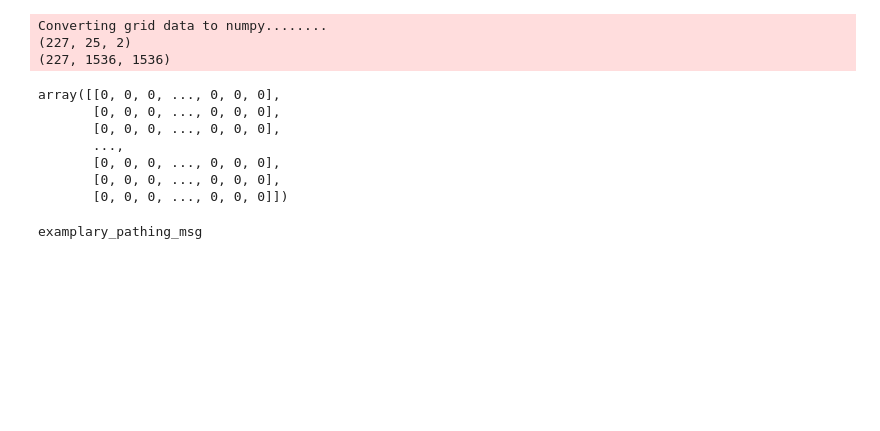
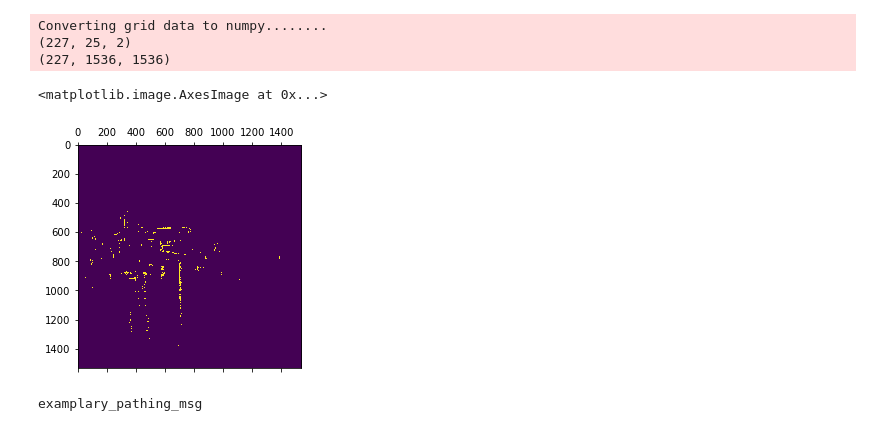
Before and after one commit to saitejamalyala/rosbag2numpy, a Jupyter notebook: example_np.ipynb, the cells around one changed output. Saved outputs shown, nothing was run; the diff lists cells and outputs as text; code cells hidden in the pictures; blank space fills up the shorter version.

```diff
--- a/example_np.ipynb
+++ b/example_np.ipynb
@@ -204,15 +204,11 @@ np.save('_np_griddata',np_grid_data)
 # %%
 np_grid_data = np.load('_np_griddata.npy',allow_pickle=True)
-# %%
-np_grid_data[0]
-# %% [output]
-array([[0, 0, 0, ..., 0, 0, 0],
-       [0, 0, 0, ..., 0, 0, 0],
-       [0, 0, 0, ..., 0, 0, 0],
-       ...,
-       [0, 0, 0, ..., 0, 0, 0],
-       [0, 0, 0, ..., 0, 0, 0],
-       [0, 0, 0, ..., 0, 0, 0]])
+# %%
+from matplotlib import pyplot as plt
+plt.matshow(np_grid_data[0])
+# %% [output]
+<matplotlib.image.AxesImage at 0x...>
+[figure, added]
 # %%
 # Example for a single pathing_msg:
 init_path_x = []
```
Also changed, not shown: parts of 1 cell of this notebook, 1 other file.
